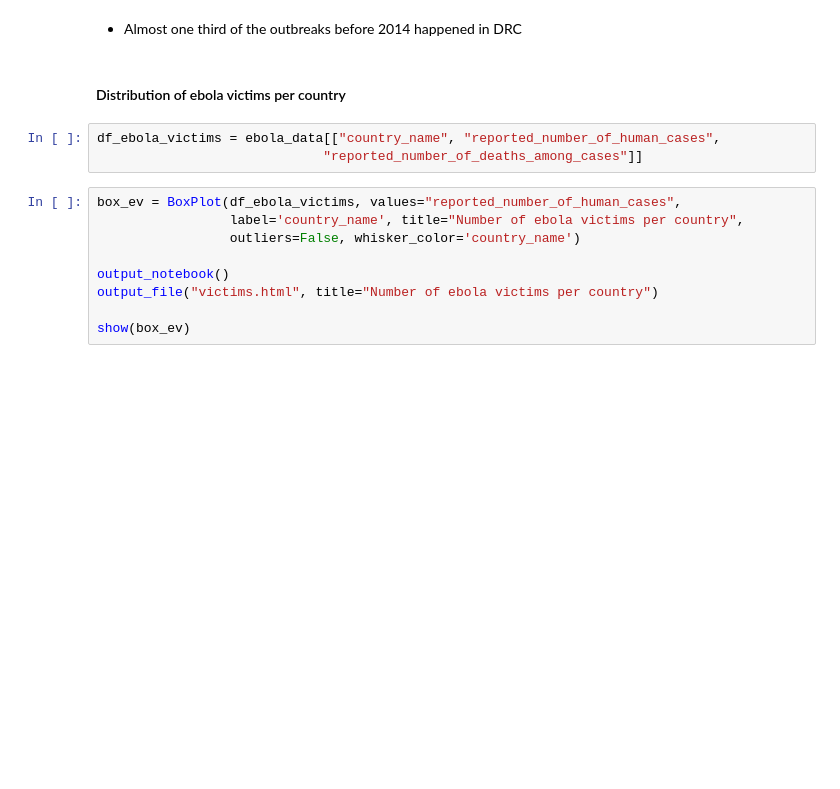
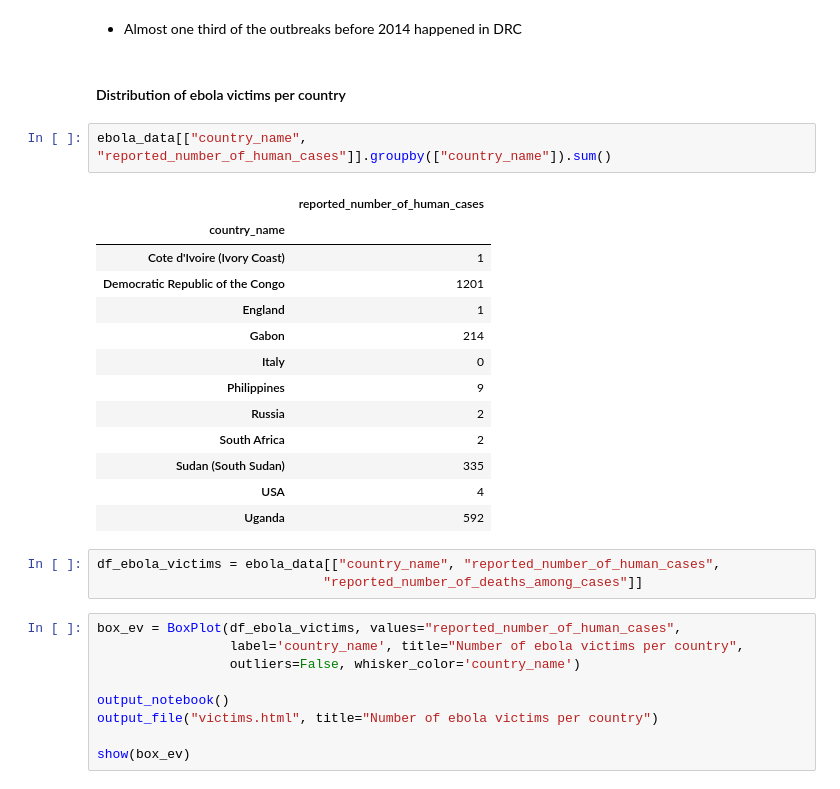
Before and after one commit to Eleonore9/ebola_outbreaks, a Jupyter notebook: index.ipynb, the cells around one changed output. Saved outputs shown, nothing was run; the diff lists cells and outputs as text; blank space fills up the shorter version.

```diff
--- a/index.ipynb
+++ b/index.ipynb
@@ -103,6 +103,22 @@ Loading BokehJS ...
 * Almost one third of the outbreaks before 2014 happened in DRC
 # %% [markdown]
 #### Distribution of ebola victims per country
+# %%
+ebola_data[["country_name", "reported_number_of_human_cases"]].groupby(["country_name"]).sum()
+# %% [output]
+|  | reported_number_of_human_cases |
+| country_name |  |
+| Cote d'Ivoire (Ivory Coast) | 1 |
+| Democratic Republic of the Congo | 1201 |
+| England | 1 |
+| Gabon | 214 |
+| Italy | 0 |
+| Philippines | 9 |
+| Russia | 2 |
+| South Africa | 2 |
+| Sudan (South Sudan) | 335 |
+| USA | 4 |
+| Uganda | 592 |
 # %%
 df_ebola_victims = ebola_data[["country_name", "reported_number_of_human_cases",
                              "reported_number_of_deaths_among_cases"]]
```
Also changed, not shown: parts of 9 cells of this notebook, 3 other files.
